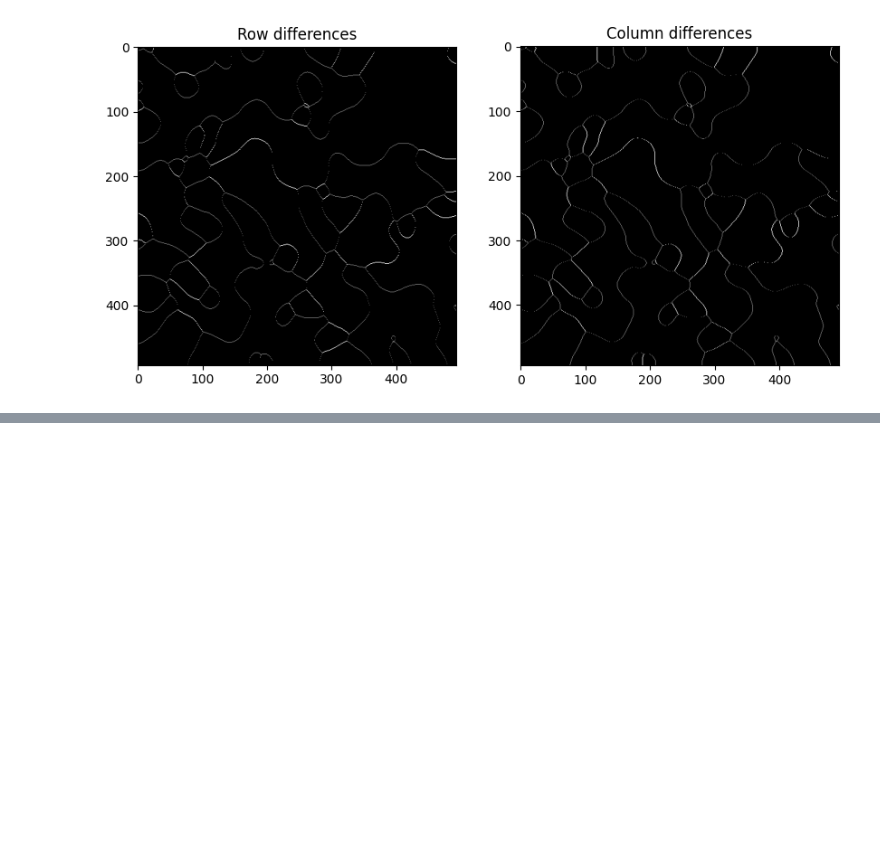
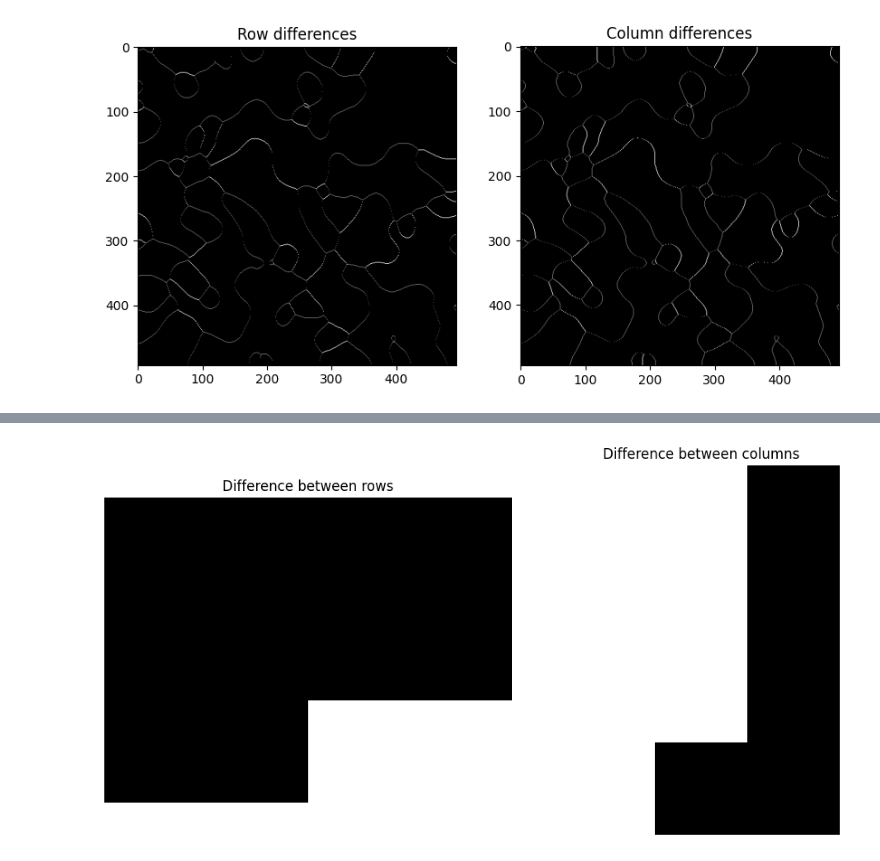
Before and after one commit to Cerlog/02506_Advanced_Image_Analysis_DTU, a Jupyter notebook: Chapter01/week_1_ex_2.ipynb, the cells around one changed output, grey strips where cells are left out. Saved outputs shown, nothing was run; the diff lists cells and outputs as text; code cells hidden in the pictures; blank space fills up the shorter version.

```diff
--- a/Chapter01/week_1_ex_2.ipynb
+++ b/Chapter01/week_1_ex_2.ipynb
@@ -181,0 +253,17 @@ length_of_segmentation_boundary(image_3)
+# %%
+# test slice rows
+test_image_slice_rows = test_image[:-1]
+test_image_sliec2_rows = test_image[1:]
+
+# test slice columns
+test_image_slice_columns = test_image[:, :-1]
+test_image_slice2_columns = test_image[:, 1:]
+# %%
+# substract the two slices elemtwise
+difference_rows = test_image_slice_rows - test_image_sliec2_rows
+difference_columns = test_image_slice_columns - test_image_slice2_columns
+# %%
+difference_rows = np.abs(difference_rows)
+print(f"Difference between the rows: \n {difference_rows}")
+difference_columns = np.abs(difference_columns)
+print(f"Difference between the columns: \n {difference_columns}")
@@ -181,0 +280,13 @@ length_of_segmentation_boundary(image_3)
+# %%
+# visualize differences
+fig, ax = plt.subplots(1, 2, figsize=(10, 5))
+ax[0].imshow(difference_rows, cmap='gray')
+ax[0].set_title("Difference between rows")
+ax[0].axis('off')
+ax[1].imshow(difference_columns, cmap='gray')
+ax[1].set_title("Difference between columns")
+ax[1].axis('off')
+plt.tight_layout()
+plt.show()
+# %% [output]
+[figure, added]
```
Also changed, not shown: parts of 6 cells of this notebook.
